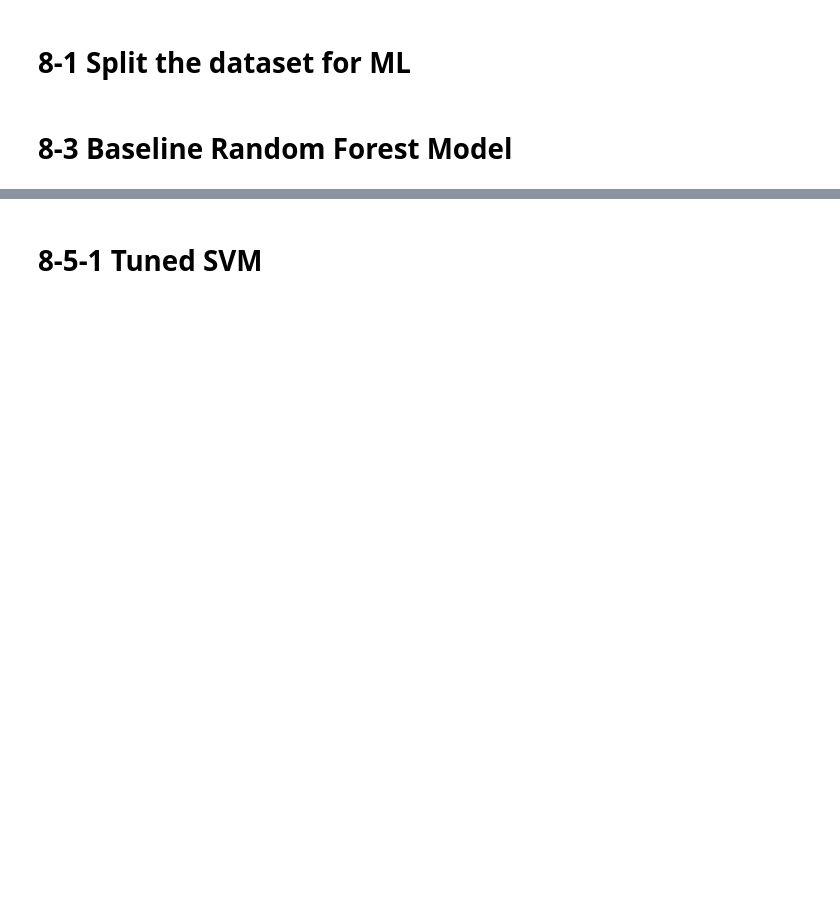
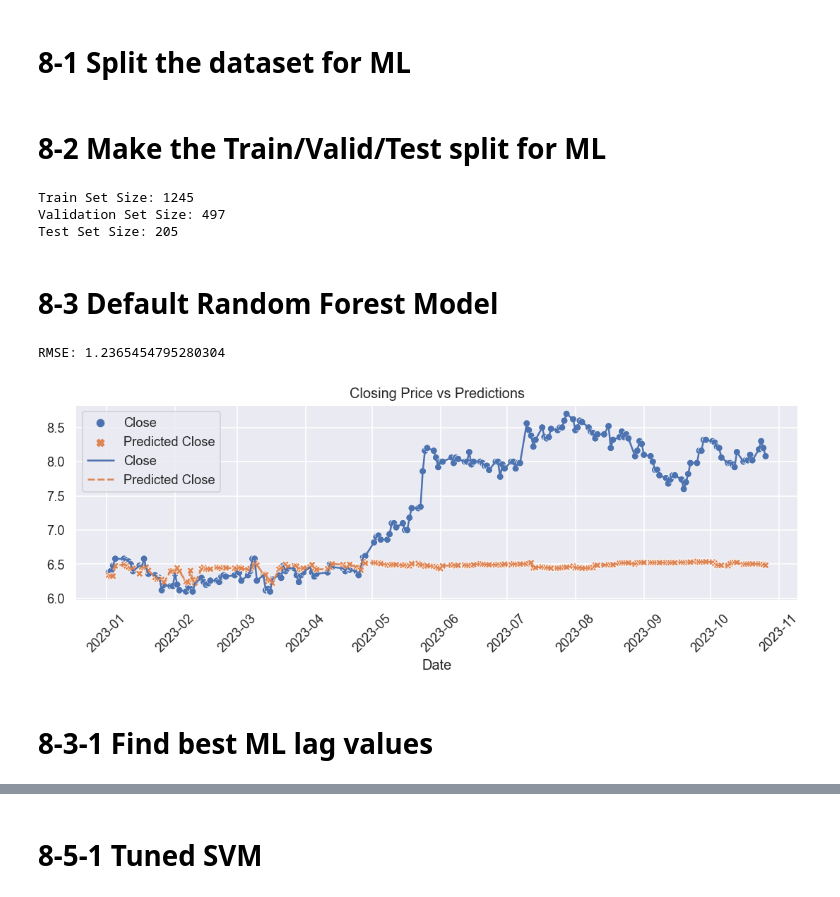
Before and after one commit to praxitelisk/FinancialDashboard, a Jupyter notebook: stock-price-regression-modelling-exp1-0.ipynb, the cells around one changed output, grey strips where cells are left out. Saved outputs shown, nothing was run; the diff lists cells and outputs as text; code cells hidden in the pictures; blank space fills up the shorter version.

```diff
--- a/stock-price-regression-modelling-exp1-0.ipynb
+++ b/stock-price-regression-modelling-exp1-0.ipynb
@@ -565,11 +809,12 @@ df_model_performances.loc['VAR'] = rmse
 # 8-1 Split the dataset for ML
 # %%
 def split_dataset_for_ml(main_df,
-                         train_start = '2023-01-01',
-                         train_end = '2023-08-31',
-                         validation_start = '2023-09-01',
-                         validation_end = '2023-09-30',
-                         test_start = '2023-10-01'):
+                            train_start = '2020-01-01',
+                            train_end = '2022-12-31',
+                            validation_start = '2023-01-01',
+                            validation_end = '2023-08-31',
+                            test_start = '2023-09-01',
+                            test_end = '2023-09-30'):
 
 
     # Prepare the closing price as target variable
@@ -581,27 +826,36 @@ def split_dataset_for_ml(main_df,
     validation_set = main_df[(main_df.index >= validation_start) & (main_df.index <= validation_end)]
     train_and_validation_set = pd.concat([train_set, validation_set], axis=0)
 
-    test_set = main_df[main_df.index >= test_start]
+    test_set = main_df[(main_df.index >= test_start) & (main_df.index <= test_end)]
     test_set = test_set[:-1]
 
 
-    # Print the sizes of the sets
-    print("Train Set Size:", len(train_set))
-    print("Validation Set Size:", len(validation_set))
-    print("Test Set Size:", len(test_set))
-
     return train_set, validation_set, train_and_validation_set, test_set
+# %% [markdown]
+# 8-2 Make the Train/Valid/Test split for ML
 # %%
 train_set, validation_set, train_and_validation_set, test_set = split_dataset_for_ml(main_df.copy(),
                             train_start = train_start_time,
                             train_end = train_end_time,
                             validation_start = validation_start_time,
                             validation_end = validation_end_time,
-                            test_start = test_start_time)
+                            test_start = test_start_time,
+                            test_end = test_end_time)
+
+
+
+# Print the sizes of the sets
+print("Train Set Size:", len(train_set))
+print("Validation Set Size:", len(validation_set))
+print("Test Set Size:", len(test_set))
+# %% [output]
+Train Set Size: 1245
+Validation Set Size: 497
+Test Set Size: 205
 # %% [markdown]
-# 8-3 Baseline Random Forest Model
+# 8-3 Default Random Forest Model
 # %%
-def build_random_forest_baseline_model(train_set, test_set):
+def build_random_forest_default_model(train_set, test_set):
 
     from sklearn.ensemble import RandomForestRegressor
 
@@ -633,34 +887,39 @@ def build_random_forest_baseline_model(train_set, test_set):
     # unscale y_pred_diff
     train_data = train_set
     test_data = test_set
     y_pred = (y_pred * train_data['Close'].std()) + train_data['Close'].mean()
 
     test_data["y_pred"] = y_pred
 
 
     # Calculate RMSE (Root Mean Squared Error) to evaluate the model's performance
     rmse = np.sqrt(mean_squared_error(test_data["target"], test_data["y_pred"]))
     print(f"RMSE: {rmse}")
 
 
     #plot Close and predicted Close price
     plot_df = pd.DataFrame({'Date': test_data.index,
                        'Close': test_data['target'],
                        'Predicted Close': test_data['y_pred']
                            })
 
 
     my_plot = sns.set(rc={'figure.figsize':(11, 3)})
     plt.figure()
     my_plot = sns.scatterplot(plot_df)
     my_plot = sns.lineplot(plot_df)
     my_plot.set_xticklabels(my_plot.get_xticklabels(), rotation=45)
     my_plot.set(title='Closing Price vs Predictions')
 
 
-    # Save the model performance and model's name
-    df_model_performances.loc["rf"] = rmse
-
     return rf_model, rmse
 
-rf_model_baseline, rf_model_rmse = build_random_forest_baseline_model(train_set.copy(), test_set.copy())
+rf_model_default, rf_model_rmse = build_random_forest_default_model(train_set.copy(), test_set.copy())
+
+# Save the model performance
+df_default_model_rmse_performance.loc['rf'] = rf_model_rmse
+# %% [output]
+RMSE: 1.2365454795280304
+[figure, added]
+# %% [markdown]
+# 8-3-1 Find best ML lag values
```
Also changed, not shown: parts of 60 cells of this notebook.
